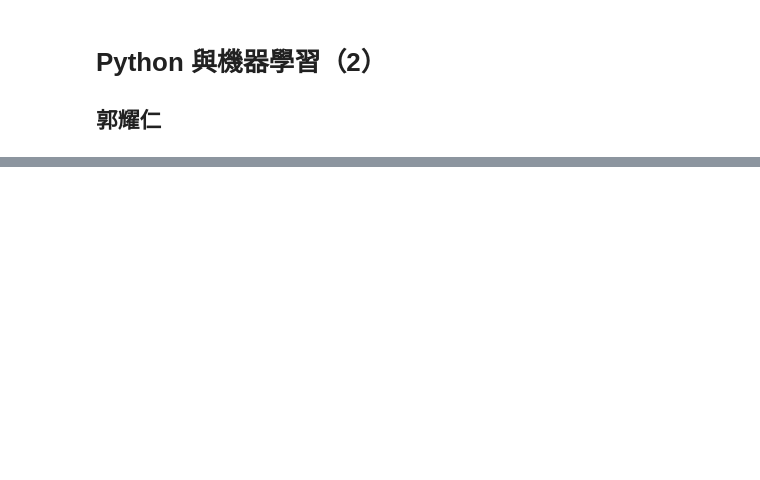
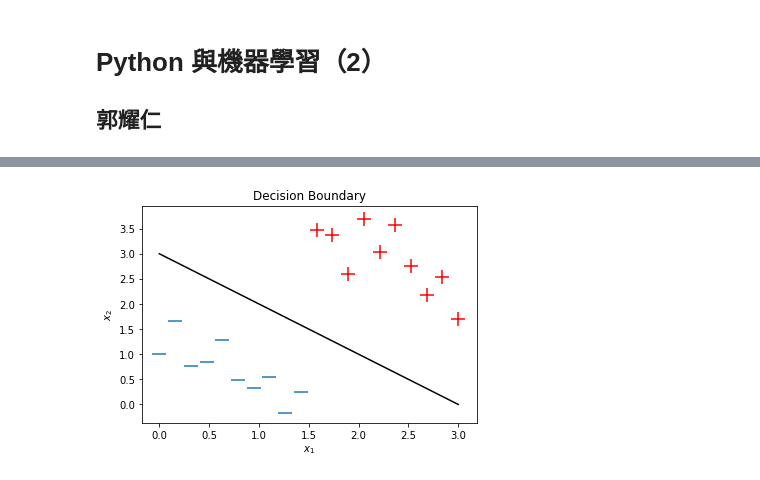
Before and after one commit to yaojenkuo/python_4_ds, a Jupyter notebook: ch12.ipynb, the cells around one changed output, grey strips where cells are left out. Cells and saved outputs as stored; diff of their text form; code cells hidden in the pictures; blank space fills up the shorter version.

```diff
--- a/ch12.ipynb
+++ b/ch12.ipynb
@@ -111,0 +78,19 @@ plt.show()
+# %%
+import numpy as np
+import matplotlib.pyplot as plt
+import random
+
+x1_arr = np.linspace(0, 3, 100)
+x_points = np.linspace(0, 3, 20)
+x_points_len = int(len(x_points) / 2)
+y_minus = np.array(random.choices(np.arange(1, 2, 0.01), k = x_points_len)) - x_points[:x_points_len]
+y_plus = np.array(random.choices(np.arange(4, 6, 0.01), k = x_points_len)) - x_points[x_points_len:]
+plt.scatter(x_points[:x_points_len], y_minus, marker = '_', s = 200)
+plt.scatter(x_points[x_points_len:], y_plus, marker = '+', c = 'r', s = 200)
+plt.plot(x1_arr, 3 - x1_arr, c = 'k')
+plt.xlabel("$x_1$")
+plt.ylabel("$x_2$")
+plt.title("Decision Boundary")
+plt.show()
+# %% [output]
+[figure, added]
```
Also changed, not shown: parts of 22 cells of this notebook, 1 other file.
